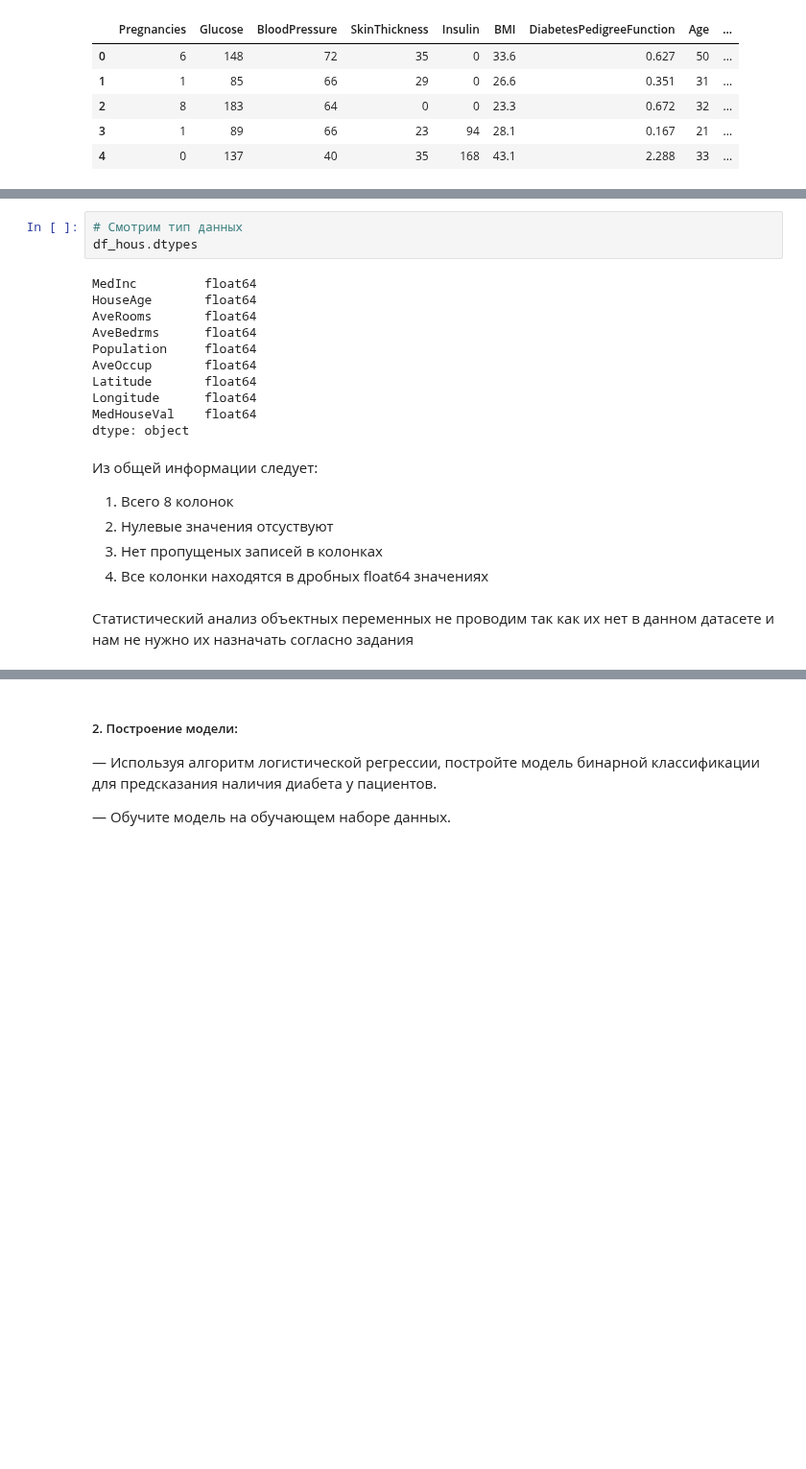
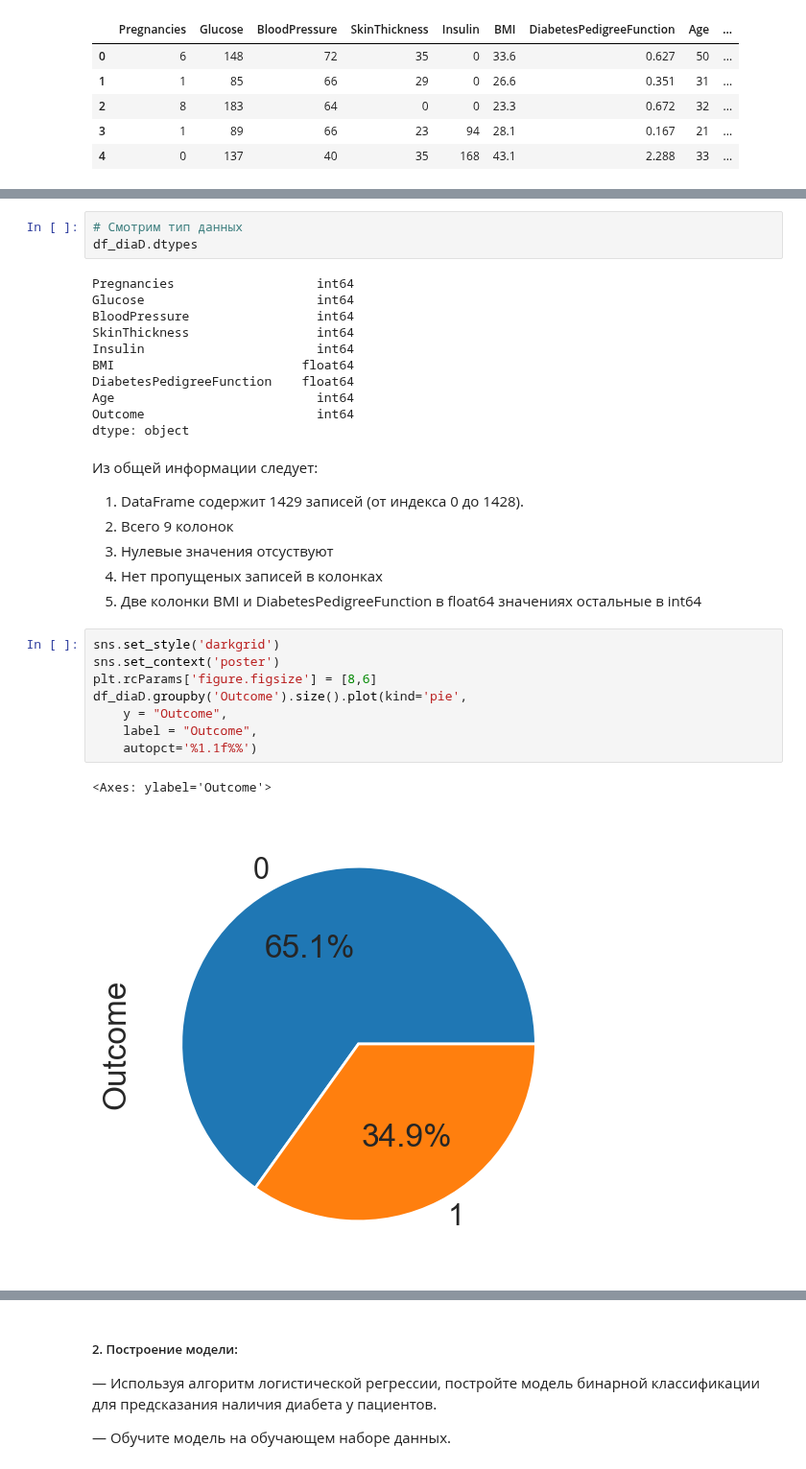
Before and after one commit to Ritorta/PythonDataBase, a Jupyter notebook: Work#4/Task_1.ipynb, the cells around one changed output, grey strips where cells are left out. Shown at 96% size. Drawn from its saved outputs; the diff is of its cells as text; blank space fills up the shorter version.

```diff
--- a/Work#4/Task_1.ipynb
+++ b/Work#4/Task_1.ipynb
@@ -94,22 +94,32 @@ memory usage: 1.4 MB
 # %%
 # Смотрим тип данных
-df_hous.dtypes
+df_diaD.dtypes
 # %% [output]
-MedInc         float64
-HouseAge       float64
-AveRooms       float64
-AveBedrms      float64
-Population     float64
-AveOccup       float64
-Latitude       float64
-Longitude      float64
-MedHouseVal    float64
+Pregnancies                   int64
+Glucose                       int64
+BloodPressure                 int64
+SkinThickness                 int64
+Insulin                       int64
+BMI                         float64
+DiabetesPedigreeFunction    float64
+Age                           int64
+Outcome                       int64
 dtype: object
 # %% [markdown]
 Из общей информации следует:
-1. Всего 8 колонок
-2. Нулевые значения отсуствуют
-3. Нет пропущеных записей в колонках
-4. Все колонки находятся в дробных float64 значениях
+1. DataFrame содержит 1429 записей (от индекса 0 до 1428).
+2. Всего 9 колонок
+3. Нулевые значения отсуствуют
+4. Нет пропущеных записей в колонках
+5. Две колонки BMI и DiabetesPedigreeFunction в float64 значениях остальные в int64
-# %% [markdown]
-Статистический анализ объектных переменных не проводим так как их нет в данном датасете и нам не нужно их назначать согласно задания
+# %%
+sns.set_style('darkgrid')
+sns.set_context('poster')
+plt.rcParams['figure.figsize'] = [8,6]
+df_diaD.groupby('Outcome').size().plot(kind='pie',
+    y = "Outcome",
+    label = "Outcome",
+    autopct='%1.1f%%')
+# %% [output]
+<Axes: ylabel='Outcome'>
+[figure, added]
```
Also changed, not shown: parts of 16 cells of this notebook.
